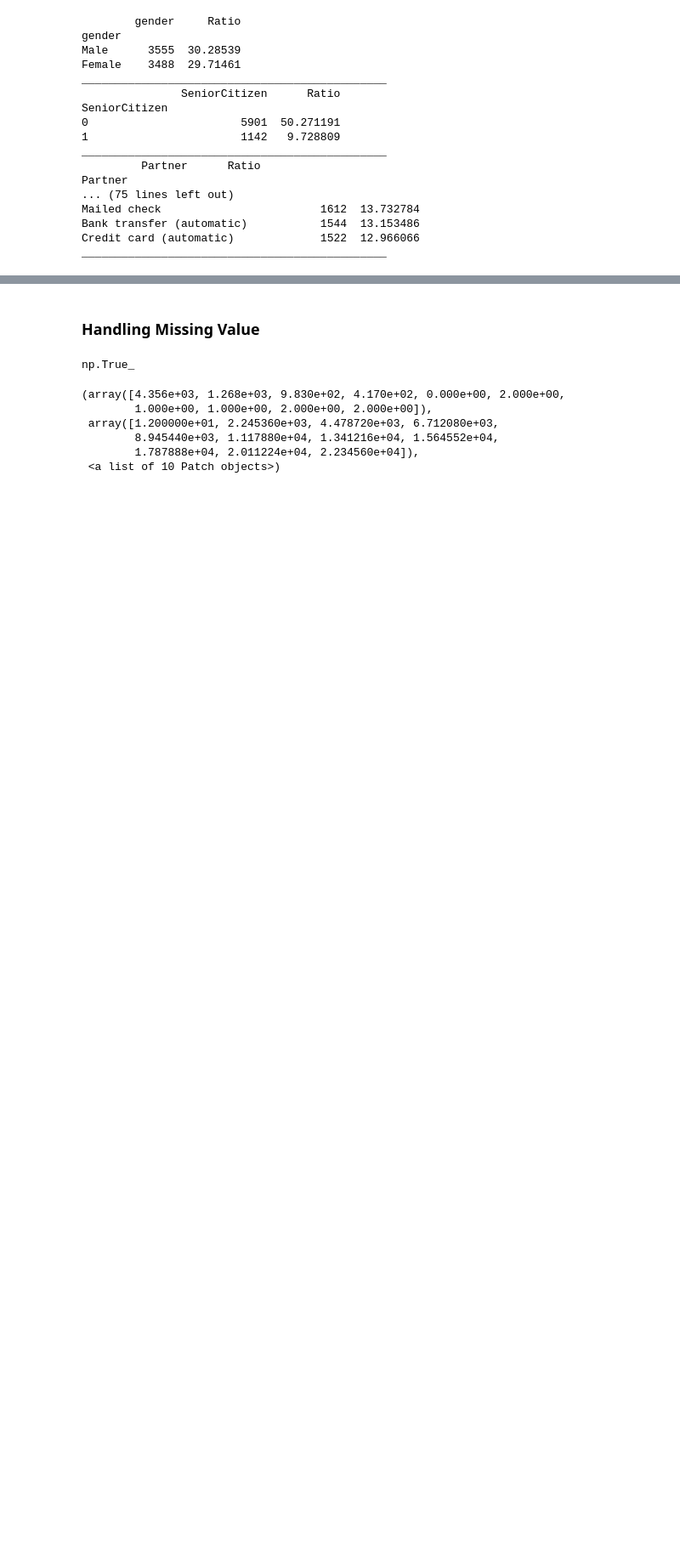
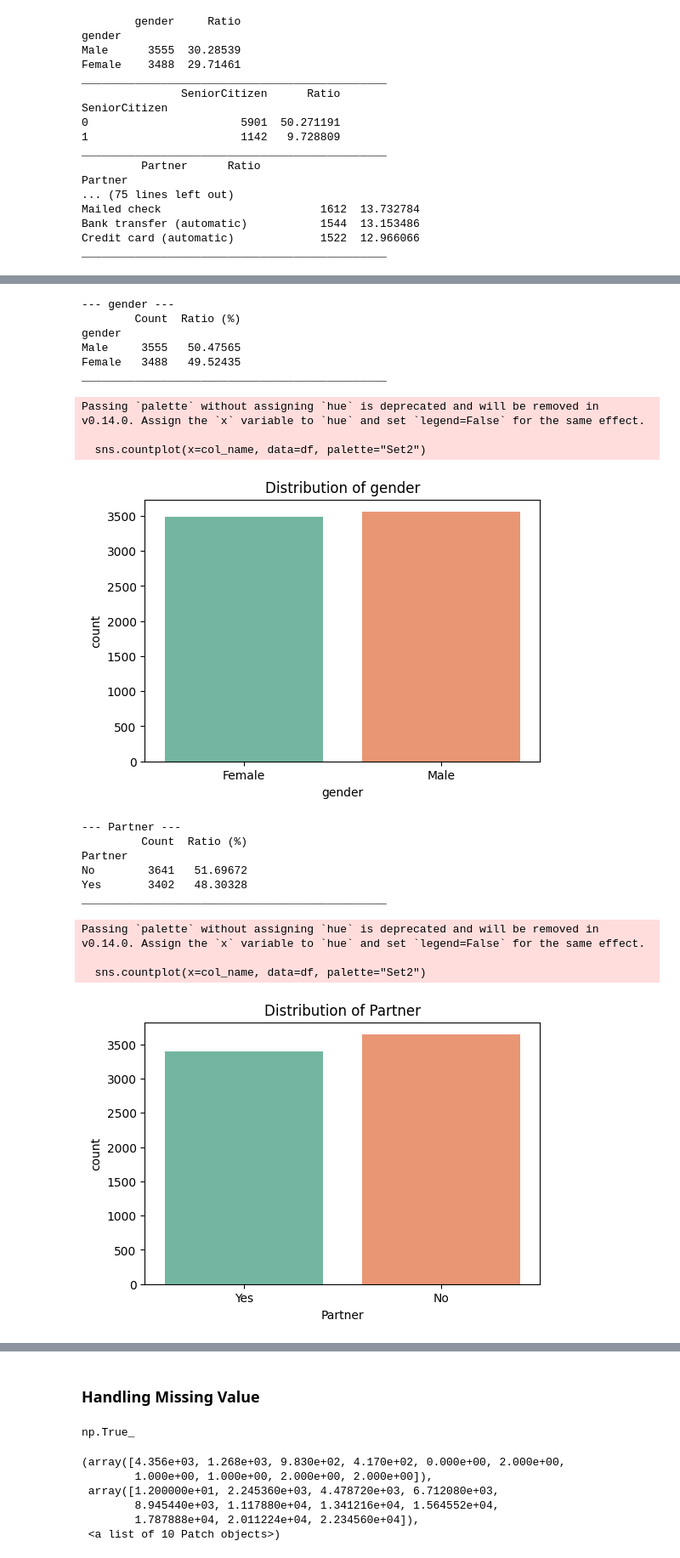
Before and after one commit to nikenyudha/telco-customer-churn-analysis, a Jupyter notebook: ML_telco.ipynb, the cells around one changed output, grey strips where cells are left out. Shown at 85% size. Cells and saved outputs as stored; diff of their text form; code cells hidden in the pictures; blank space fills up the shorter version.

```diff
--- a/ML_telco.ipynb
+++ b/ML_telco.ipynb
@@ -281,0 +305,44 @@ dtype: int64
+# %%
+# variabel categorical
+def cat_summary(df, col_name, plot=False):
+    summary = pd.DataFrame({
+        "Count": df[col_name].value_counts(),
+        "Ratio (%)": 100 * df[col_name].value_counts() / len(df)
+    })
+    print(f"\n--- {col_name} ---")
+    print(summary)
+    print("______________________________________________")
+
+    if plot:
+        plt.figure(figsize=(6,4))
+        sns.countplot(x=col_name, data=df, palette="Set2")
+        plt.title(f"Distribution of {col_name}")
+        plt.show()
+
+# Daftar variabel kategorikal yang ingin dianalisis
+cat_cols = ["gender", "Partner", "Dependents", "SeniorCitizen","PhoneService","MultipleLines"]
+
+# Jalankan untuk semua variabel
+for col in cat_cols:
+    cat_summary(df, col, plot=True)
+# %% [output]
+--- gender ---
+        Count  Ratio (%)
+gender
+Male     3555   50.47565
+Female   3488   49.52435
+______________________________________________
+Passing `palette` without assigning `hue` is deprecated and will be removed in v0.14.0. Assign the `x` variable to `hue` and set `legend=False` for the same effect.
+
+  sns.countplot(x=col_name, data=df, palette="Set2")
+[figure, added]
+--- Partner ---
+         Count  Ratio (%)
+Partner
+No        3641   51.69672
+Yes       3402   48.30328
+______________________________________________
+Passing `palette` without assigning `hue` is deprecated and will be removed in v0.14.0. Assign the `x` variable to `hue` and set `legend=False` for the same effect.
+
+  sns.countplot(x=col_name, data=df, palette="Set2")
+[figure, added]
```
Also changed, not shown: parts of 18 cells of this notebook.
